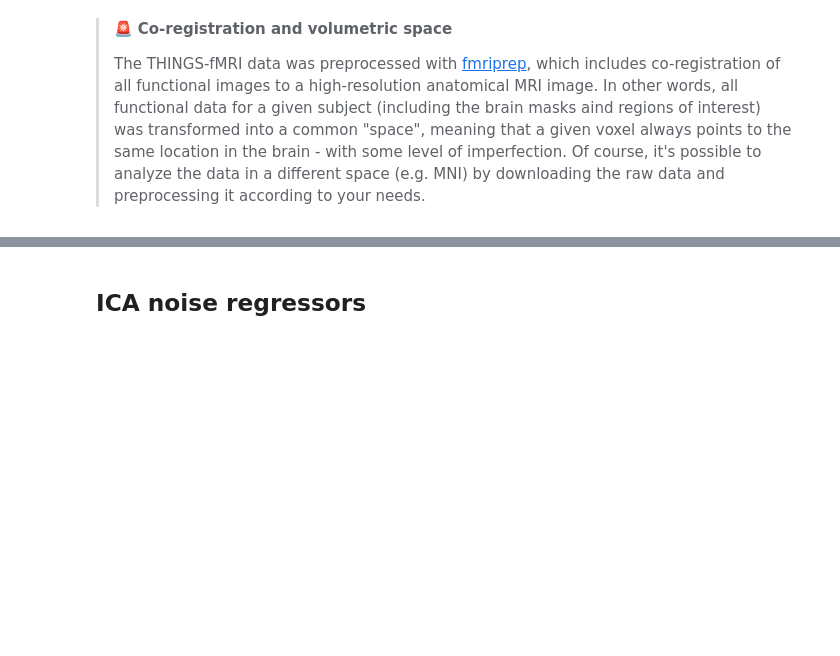
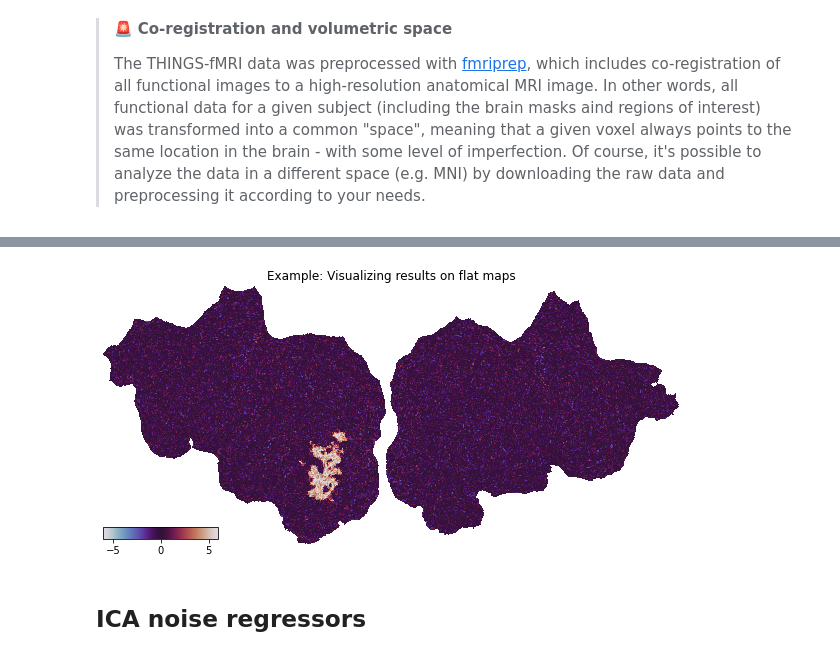
Before and after one commit to ViCCo-Group/THINGS-data_usage_notes, a Jupyter notebook: fmri_usage_notes.ipynb, the cells around one changed output, grey strips where cells are left out. Saved outputs shown, nothing was run; the diff lists cells and outputs as text; code cells hidden in the pictures; blank space fills up the shorter version.

```diff
--- a/fmri_usage_notes.ipynb
+++ b/fmri_usage_notes.ipynb
@@ -122,3 +181,16 @@ results_img.to_filename('results.nii.gz')
+# %%
+# load the results we prepared above as a volume object in pycortex
+results_data = np.swapaxes(load_img('results.nii.gz').get_fdata(), 0, -1)
+vol_data = cortex.Volume(results_data, 'S1', 'align_auto', cmap='twilight', vmin=-6, vmax=6)
+# plot with pycortex
+fig = plt.figure(figsize=(8,4))
+cortex.quickshow(
+    vol_data, pixelwise=True, nanmean=True, colorbar_location='left', with_rois=False, fig=fig,
+)
+plt.title(f'Example: Visualizing results on flat maps')
+plt.show()
+# %% [output]
+[figure, added]
 # %% [markdown]
 ## ICA noise regressors
 # %% [markdown]
```
Also changed, not shown: parts of 15 cells of this notebook, 1 other file.
